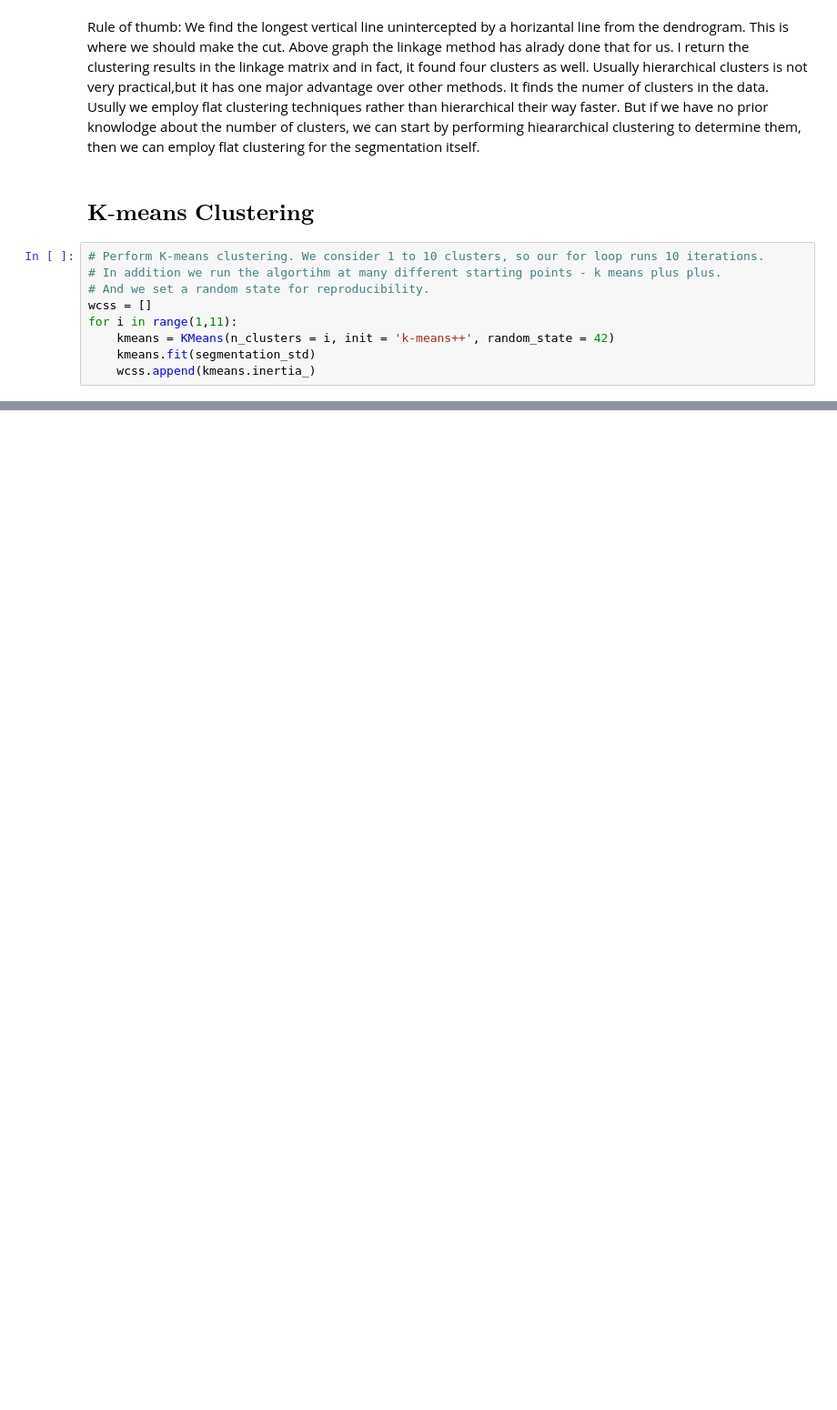
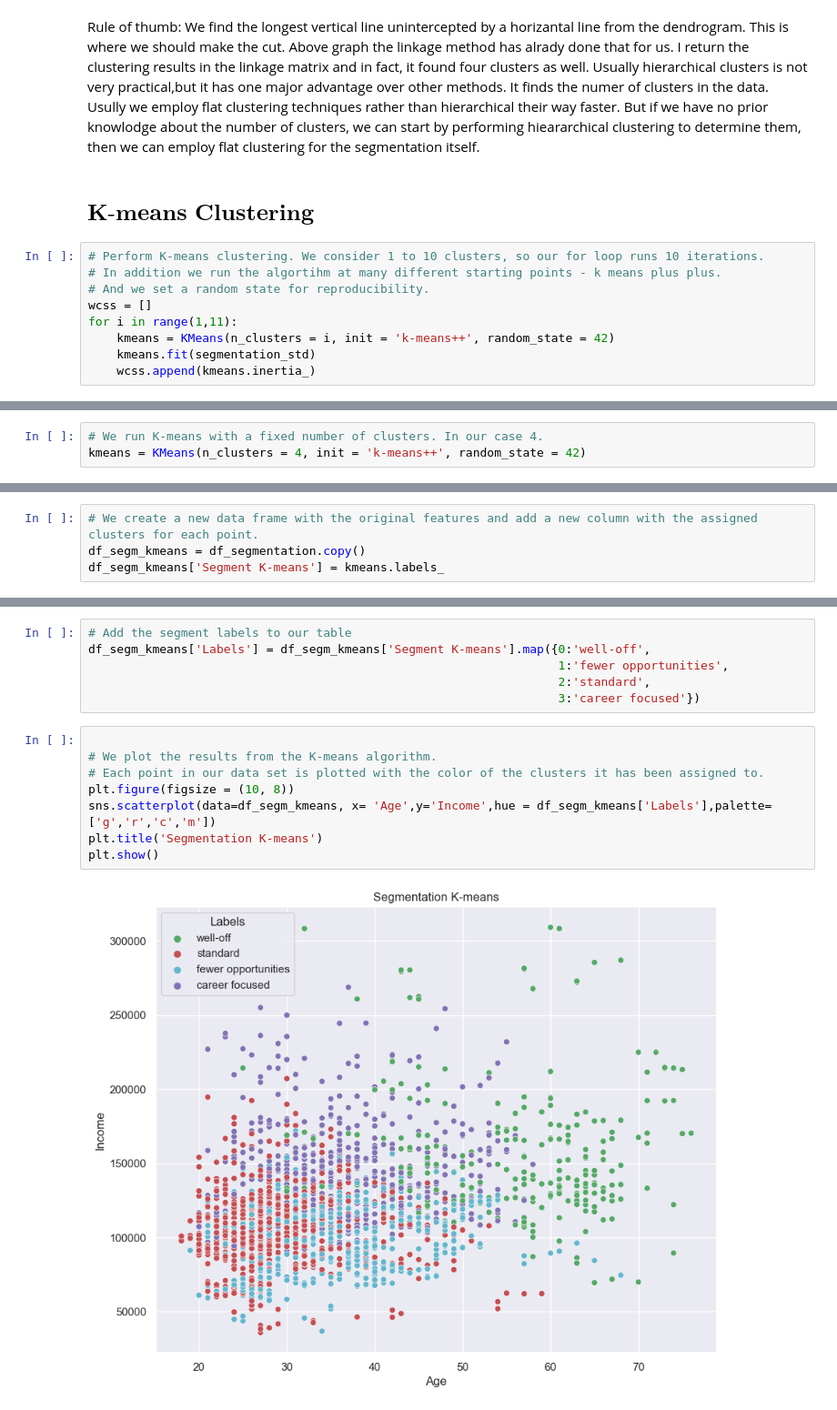
Before and after one commit to yaseminerguezel/customer-analytics-project1, a Jupyter notebook: customer-analytics-segmentatiom.ipynb, the cells around one changed output, grey strips where cells are left out. Shown at 91% size. Cells and saved outputs as stored; diff of their text form; blank space fills up the shorter version.

```diff
--- a/customer-analytics-segmentatiom.ipynb
+++ b/customer-analytics-segmentatiom.ipynb
@@ -121,0 +134,3 @@ for i in range(1,11):
+# %%
+# We run K-means with a fixed number of clusters. In our case 4.
+kmeans = KMeans(n_clusters = 4, init = 'k-means++', random_state = 42)
@@ -121,0 +144,4 @@ for i in range(1,11):
+# %%
+# We create a new data frame with the original features and add a new column with the assigned clusters for each point.
+df_segm_kmeans = df_segmentation.copy()
+df_segm_kmeans['Segment K-means'] = kmeans.labels_
@@ -121,0 +184,16 @@ for i in range(1,11):
+# %%
+# Add the segment labels to our table
+df_segm_kmeans['Labels'] = df_segm_kmeans['Segment K-means'].map({0:'well-off',
+                                                                  1:'fewer opportunities',
+                                                                  2:'standard',
+                                                                  3:'career focused'})
+# %%
+
+# We plot the results from the K-means algorithm.
+# Each point in our data set is plotted with the color of the clusters it has been assigned to.
+plt.figure(figsize = (10, 8))
+sns.scatterplot(data=df_segm_kmeans, x= 'Age',y='Income',hue = df_segm_kmeans['Labels'],palette=['g','r','c','m'])
+plt.title('Segmentation K-means')
+plt.show()
+# %% [output]
+[figure, added]
```
Also changed, not shown: parts of 8 cells of this notebook.
